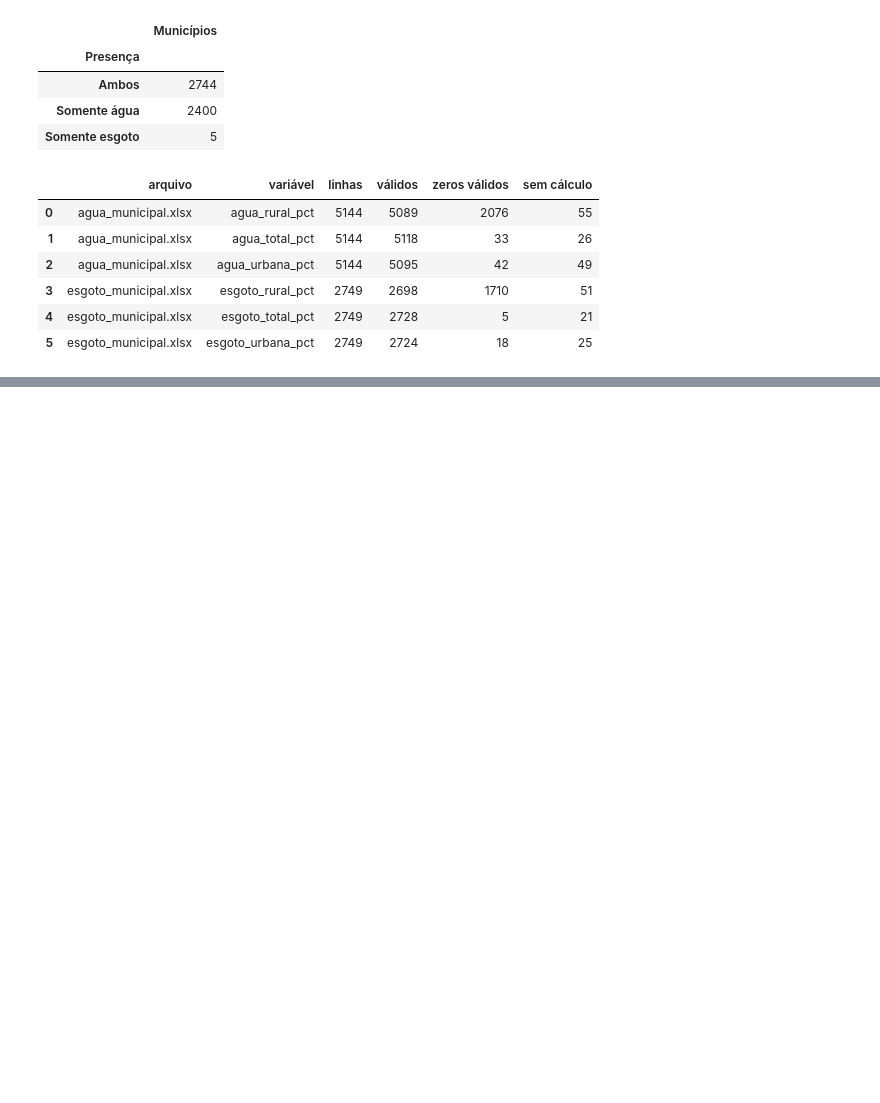
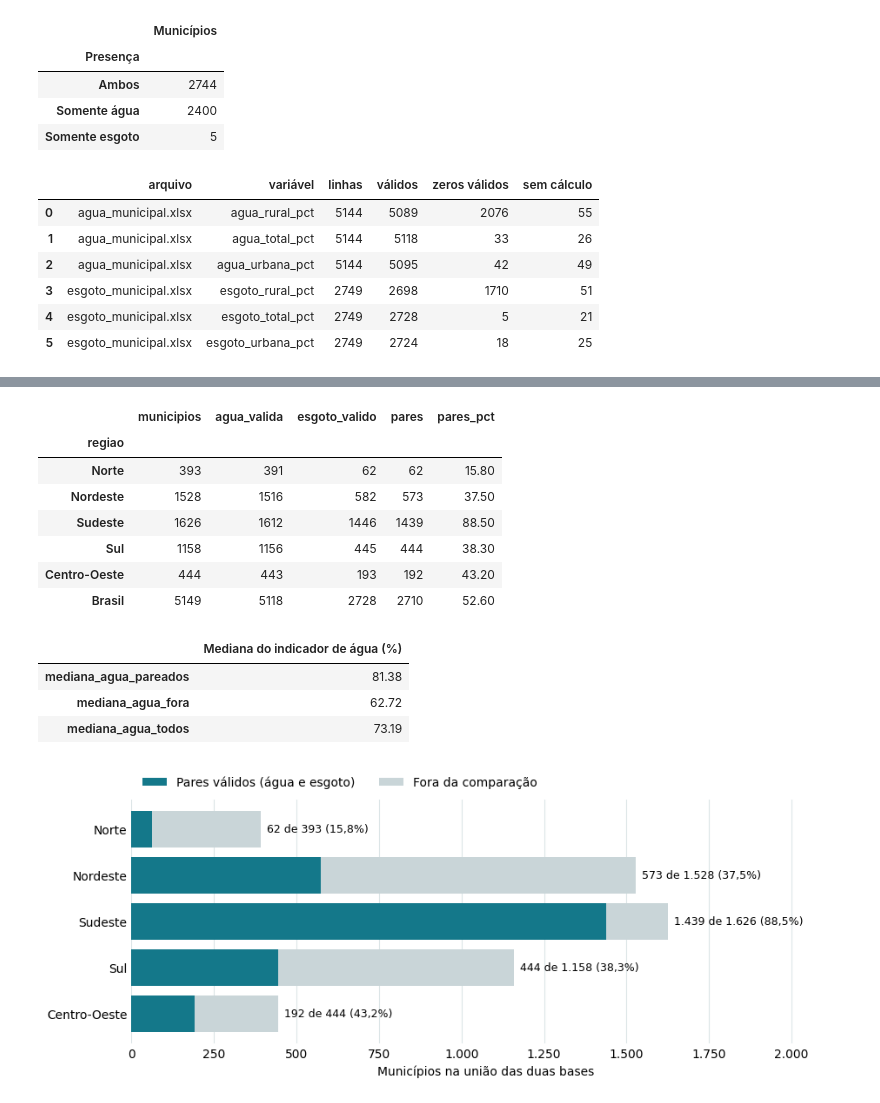
Before and after one commit to GDaflon/lasalle, a Jupyter notebook: linguagens-de-programacao/projeto-saneamento-sinisa/notebooks/analise_exploratoria.ipynb, the cells around one changed output, grey strips where cells are left out. Saved outputs shown, nothing was run; the diff lists cells and outputs as text; code cells hidden in the pictures; blank space fills up the shorter version.

```diff
--- a/linguagens-de-programacao/projeto-saneamento-sinisa/notebooks/analise_exploratoria.ipynb
+++ b/linguagens-de-programacao/projeto-saneamento-sinisa/notebooks/analise_exploratoria.ipynb
@@ -39,8 +43,10 @@ if raiz is None:
             parcial = destino.with_suffix(".part")
             urlretrieve(f"{remoto}/{arquivo}", parcial)
             parcial.replace(destino)
-    if find_spec("openpyxl") is None:
-        subprocess.check_call([sys.executable, "-m", "pip", "install", "openpyxl==3.1.5"])
+    faltantes = [pacote for pacote in ("openpyxl==3.1.5", "pyarrow==26.0.1")
+                 if find_spec(pacote.split("==")[0]) is None]
+    if faltantes:
+        subprocess.check_call([sys.executable, "-m", "pip", "install", *faltantes])
 
 sys.path.insert(0, str(raiz))
 import json
@@ -50,12 +56,12 @@ import pandas as pd
 from IPython.display import display
 
 from src.etl import executar
-from src.analise import (
-    carregar, diagnostico, grafico_regioes,
-    grafico_urbano_rural, pares_validos, resumo_municipal,
-)
+from src import analise as an
+
+pd.set_option("display.max_rows", 40)
+pd.set_option("display.float_format", lambda valor: f"{valor:.2f}")
 
 saida = raiz / "data/processed"
 executar(raiz / "data/raw", saida)
-municipios, territorios = carregar(saida)
+municipios, territorios = an.carregar(saida)
 auditoria = json.loads((saida / "auditoria.json").read_text(encoding="utf-8"))
@@ -225,0 +156,20 @@ Os módulos têm universos de observação distintos. A diferença entre os perc
+# %%
+display(an.cobertura(municipios).round(1))
+display(pd.Series(an.vies_de_selecao(municipios), name="Mediana do indicador de água (%)").round(2).to_frame())
+figura = an.grafico_cobertura(municipios)
+display(figura)
+plt.close(figura)
+# %% [output]
+|  | municipios | agua_valida | esgoto_valido | pares | pares_pct |
+| regiao |  |  |  |  |  |
+| Norte | 393 | 391 | 62 | 62 | 15.80 |
+| Nordeste | 1528 | 1516 | 582 | 573 | 37.50 |
+| Sudeste | 1626 | 1612 | 1446 | 1439 | 88.50 |
+| Sul | 1158 | 1156 | 445 | 444 | 38.30 |
+| Centro-Oeste | 444 | 443 | 193 | 192 | 43.20 |
+| Brasil | 5149 | 5118 | 2728 | 2710 | 52.60 |
+|  | Mediana do indicador de água (%) |
+| mediana_agua_pareados | 81.38 |
+| mediana_agua_fora | 62.72 |
+| mediana_agua_todos | 73.19 |
+[figure, added]
```
Also changed, not shown: parts of 43 cells of this notebook, 19 other files.
